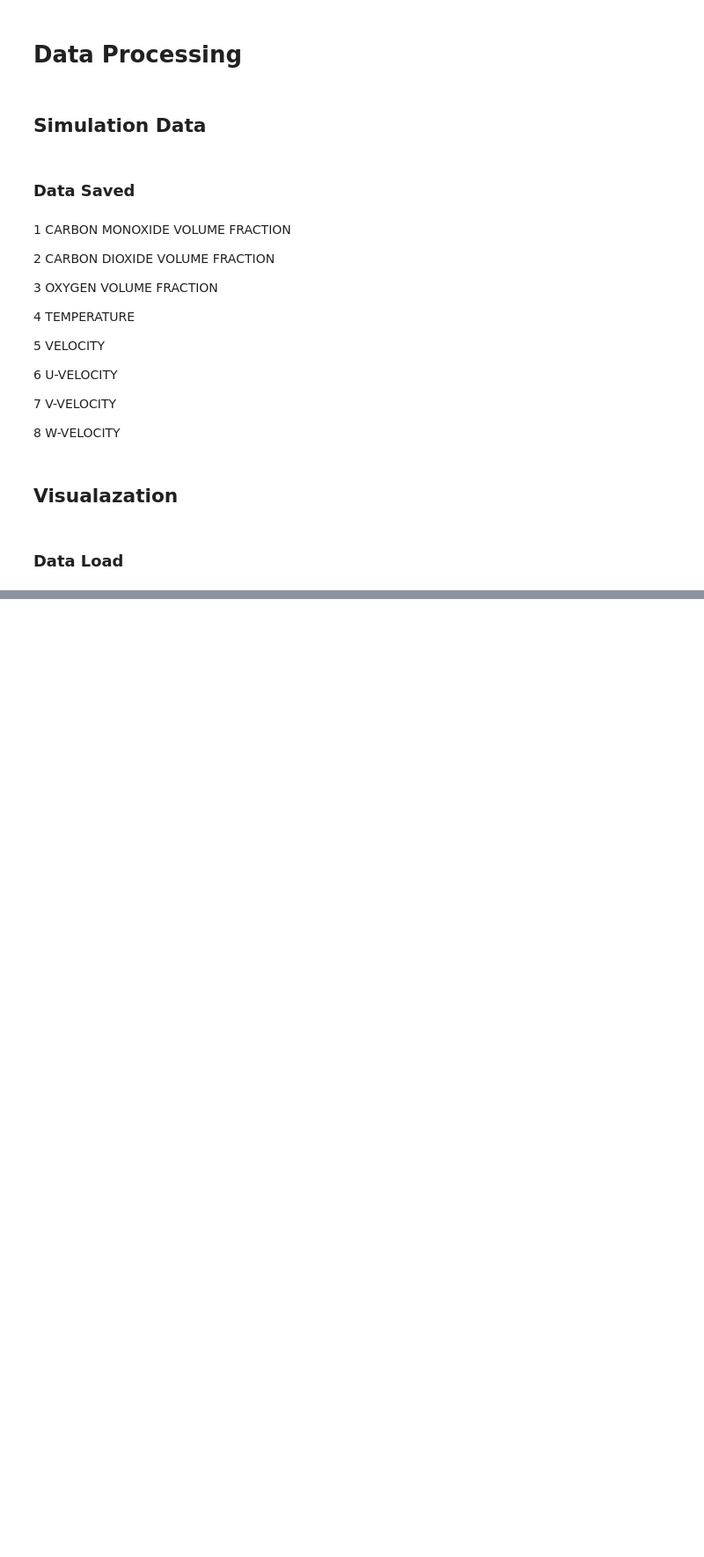
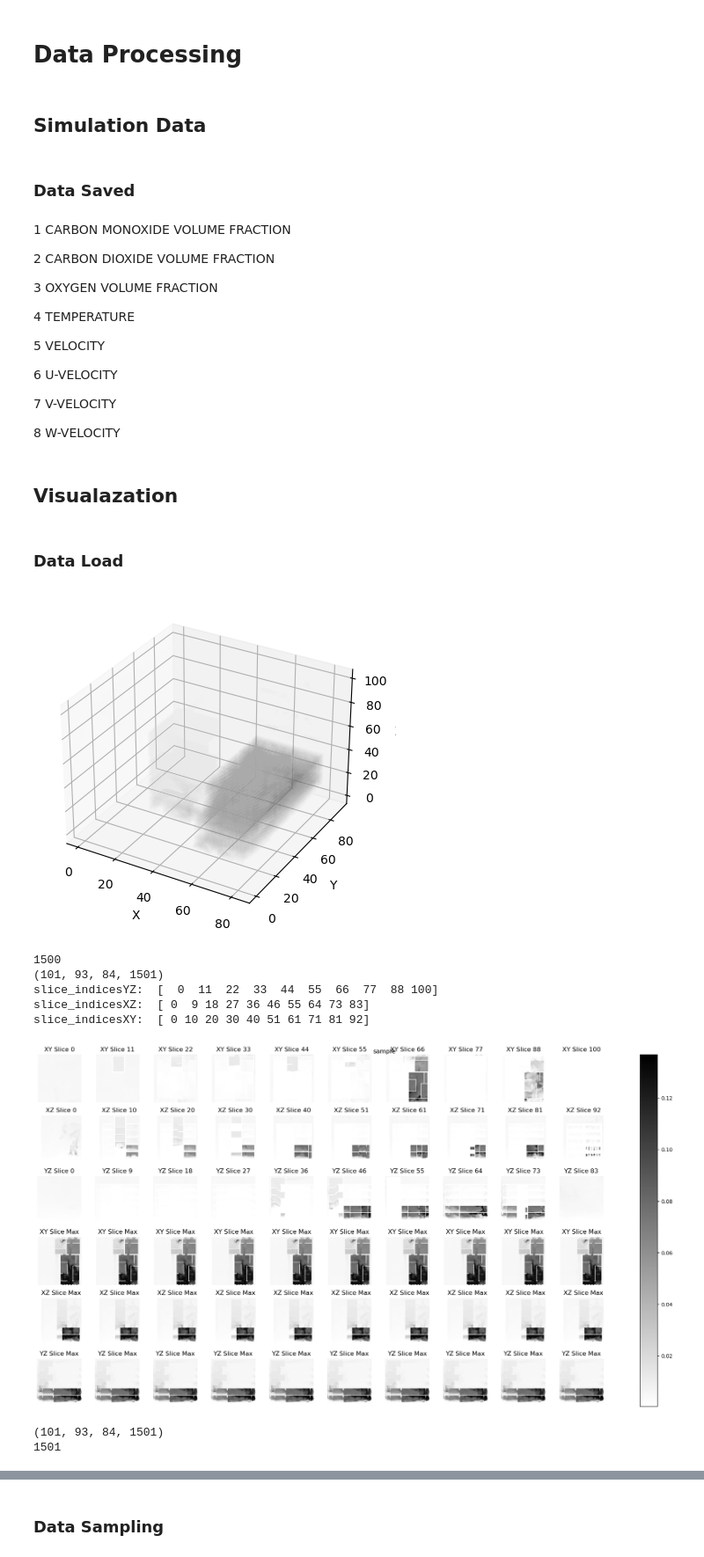
Before and after one commit to Choi-jun-ho/PINN-SImulation, a Jupyter notebook: ai_pinn.ipynb, the cells around one changed output, grey strips where cells are left out. Shown at 88% size. Drawn from its saved outputs; the diff is of its cells as text; code cells hidden in the pictures; blank space fills up the shorter version.

Commit message:
Chore: 브랜치 feature/Data-Sampling 추가

```diff
--- a/ai_pinn.ipynb
+++ b/ai_pinn.ipynb
@@ -251,13 +256,14 @@ def all_get_data():
 # all_get_data()
 # %%
 def data_load(data_kind_idx, value_kind_idx):
-    data = np.load(data_kind[data_kind_idx]+"_"+value_kind[value_kind_idx])
-    return data
+    data = np.load(data_kind[data_kind_idx]+"_"+value_kind[value_kind_idx]+".npy")
+    time = np.load("time.npy")
+    return data, time
 # %% [markdown]
 ## Visualazation
 # %%
 # 각 축을 기준으로 슬라이스를 시각화하는 함수
-def visualize_slices_space(data, time, times, title='null', isSave=False, iSVisual=True, cmap=cm.bwr):
+def visualize_slices_space(data, time, times, title='null', isSave=False, iSVisual=True, cmap='binary'):
     data = np.rot90(data, 1, axes=(0, 2))
     if(time > 360):
         print("360아래로 작성")
@@ -337,7 +343,7 @@ def visualize_slices_space(data, time, times, title='null', isSave=False, iSVisu
         plt.show()
 # %%
 # 각 축을 기준으로 슬라이스를 시각화하는 함수
-def visualize_slices_time(data, times, start=0, end=300, title='null', isSave=False, iSVisual=True, cmap=cm.bwr):
+def visualize_slices_time(data, times, start=0, end=300, title='null', isSave=False, iSVisual=True, cmap='binary'):
     data = np.rot90(data, 1, axes=(0, 2))
 
     fig, axes = plt.subplots(3, int(len(times)/100), figsize=(20, 10))
@@ -409,5 +415,18 @@ def visual_3d(data, threshold=0.0):
 # %%
 data_kind_idx = Place.MULTI.value
 value_kind_idx = Particle.CO.value
 
-data = data_load(data_kind_idx, value_kind_idx)
+data, time = data_load(data_kind_idx, value_kind_idx)
+visual_3d(data)
+visualize_slices_space(data, 299.9, time, title="sample", cmap='binary')
+visualize_slices_time(data, time, title="sample", cmap='binary')
+# %% [output]
+[figure, added]
+1500
+(101, 93, 84, 1501)
+slice_indicesYZ:  [  0  11  22  33  44  55  66  77  88 100]
+slice_indicesXZ:  [ 0  9 18 27 36 46 55 64 73 83]
+slice_indicesXY:  [ 0 10 20 30 40 51 61 71 81 92]
+[figure, added]
+(101, 93, 84, 1501)
+1501
@@ -413,0 +434,2 @@ data = data_load(data_kind_idx, value_kind_idx)
+# %% [markdown]
+### Data Sampling
```
Also changed, not shown: parts of 3 cells of this notebook.
